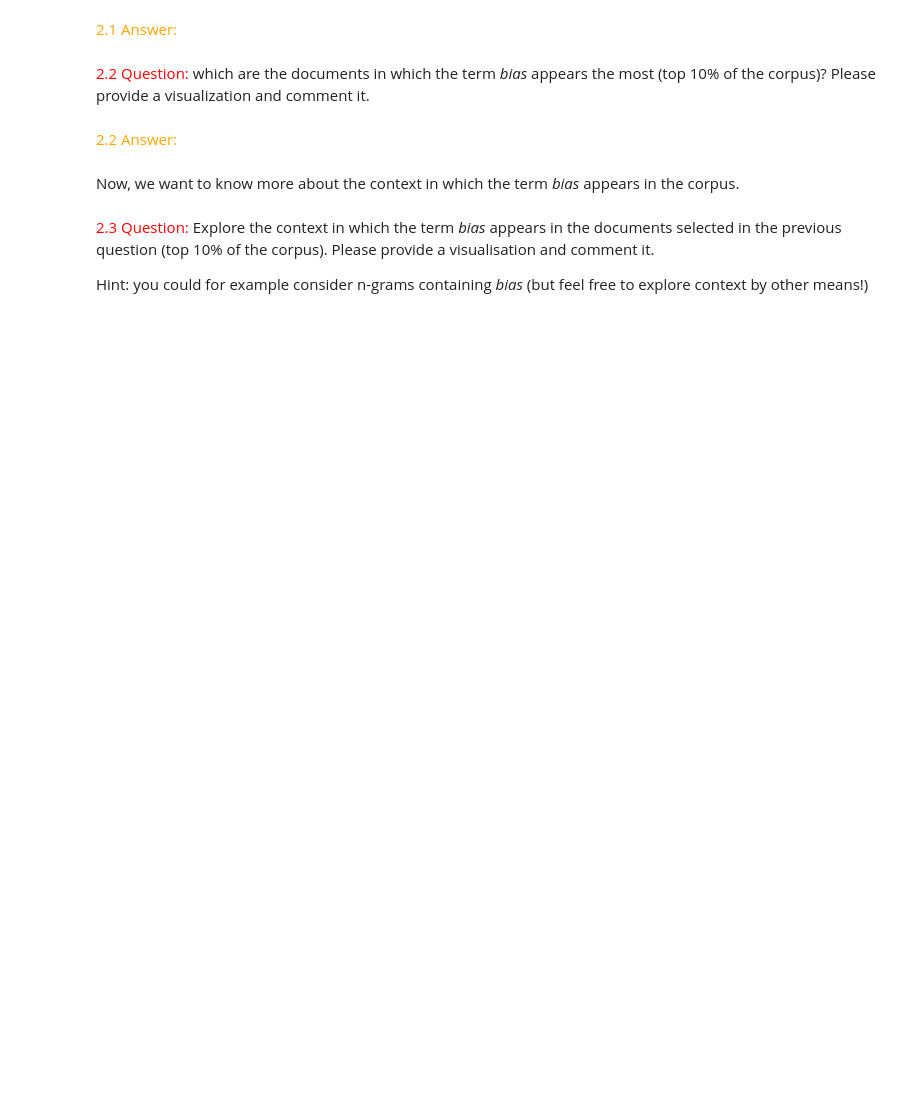
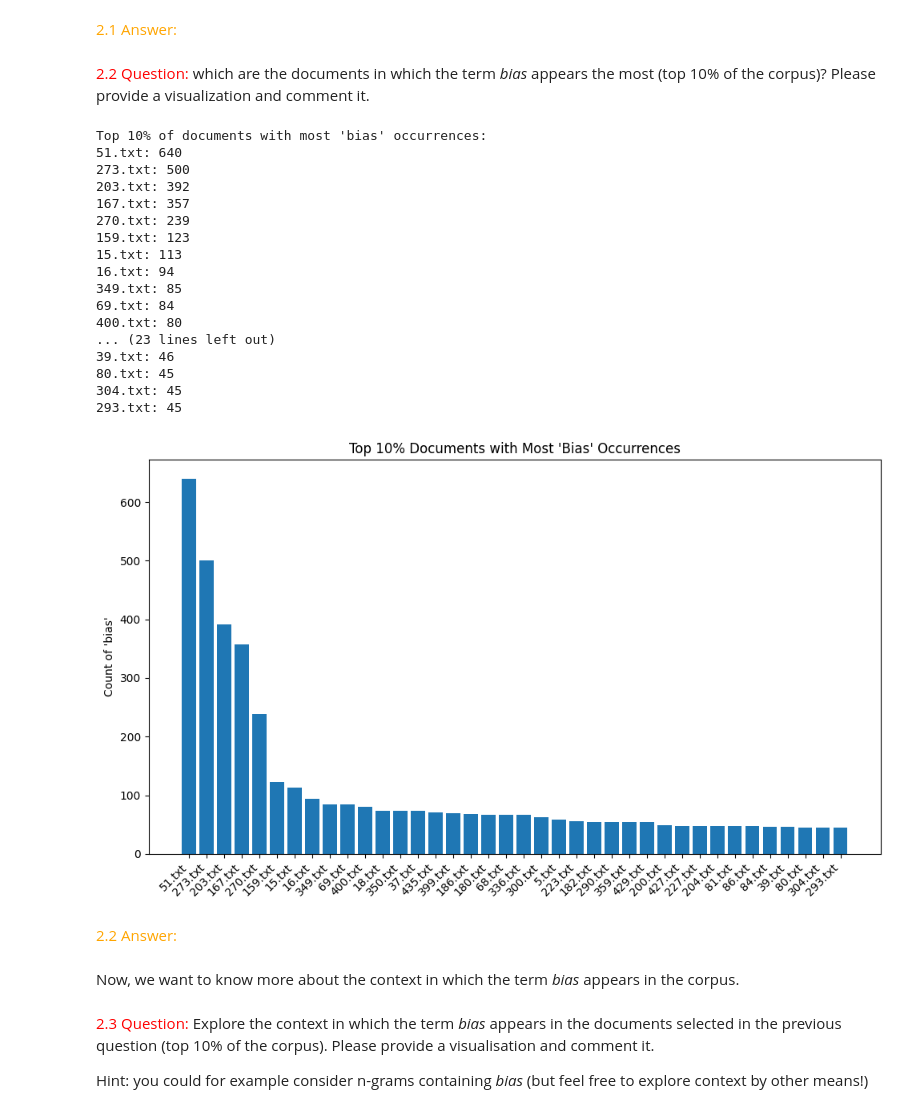
Before and after one commit to Fadel0202/CHAI-bias, a Jupyter notebook: IA_717_ProjectCHAI-bias_2025.ipynb, the cells around one changed output. Drawn from its saved outputs; the diff is of its cells as text; code cells hidden in the pictures; blank space fills up the shorter version.

```diff
--- a/IA_717_ProjectCHAI-bias_2025.ipynb
+++ b/IA_717_ProjectCHAI-bias_2025.ipynb
@@ -66,7 +220,56 @@ We now want to know more about words and key-words used throughout the corpus. T
 # %% [markdown]
 <font color="red">2.2 Question:</font> which are the documents in which the term _bias_ appears the most (top 10% of the corpus)? Please provide a visualization and comment it.
 # %%
-# To-do
+import math
+
+bias_counts = {}
+
+# Loop through files and count "bias"
+for filename in os.listdir(txt_folder):
+    if filename.endswith(".txt"):
+        with open(os.path.join(txt_folder, filename), "r", encoding="utf-8", errors="ignore") as f:
+            text = f.read().lower()
+            count = text.count("bias")  # simple occurrence count
+            bias_counts[filename] = count
+
+# Sort documents by frequency
+sorted_docs = sorted(bias_counts.items(), key=lambda x: x[1], reverse=True)
+
+# Determine top 10% of corpus
+top_n = max(1, math.ceil(len(sorted_docs) * 0.1))
+top_docs = sorted_docs[:top_n]
+
+print("Top 10% of documents with most 'bias' occurrences:")
+for doc, count in top_docs:
+    print(f"{doc}: {count}")
+
+# --- Visualization ---
+plt.figure(figsize=(10, 6))
+plt.bar([doc for doc, _ in top_docs], [count for _, count in top_docs])
+plt.xticks(rotation=45, ha="right")
+plt.title("Top 10% Documents with Most 'Bias' Occurrences")
+plt.ylabel("Count of 'bias'")
+plt.tight_layout()
+plt.show()
+# %% [output]
+Top 10% of documents with most 'bias' occurrences:
+51.txt: 640
+273.txt: 500
+203.txt: 392
+167.txt: 357
+270.txt: 239
+159.txt: 123
+15.txt: 113
+16.txt: 94
+349.txt: 85
+69.txt: 84
+400.txt: 80
+... (23 lines left out)
+39.txt: 46
+80.txt: 45
+304.txt: 45
+293.txt: 45
+[figure, added]
 # %% [markdown]
 <font color="orange">2.2 Answer:</font>
 # %% [markdown]
```
Also changed, not shown: parts of 34 cells of this notebook.
